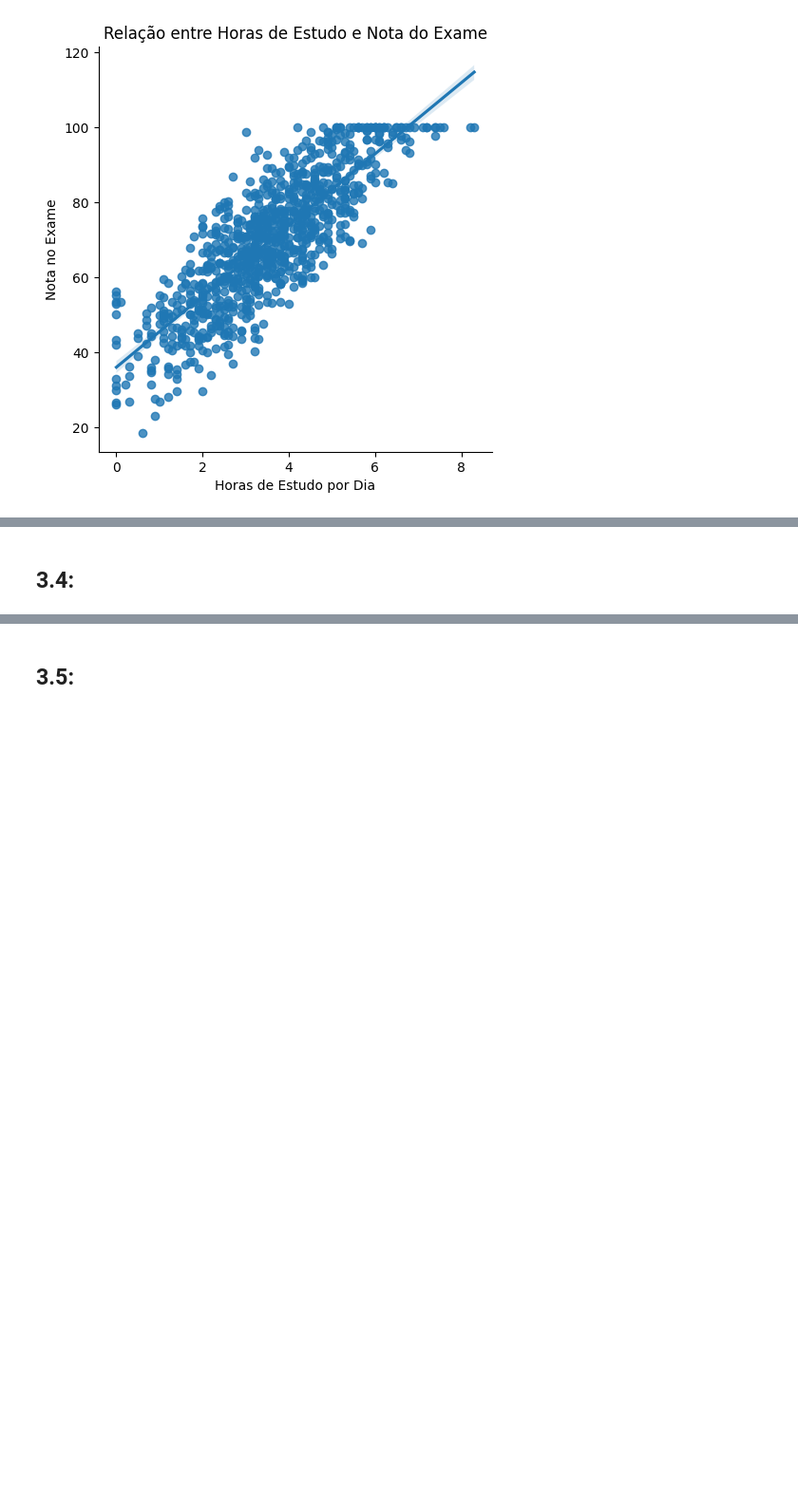
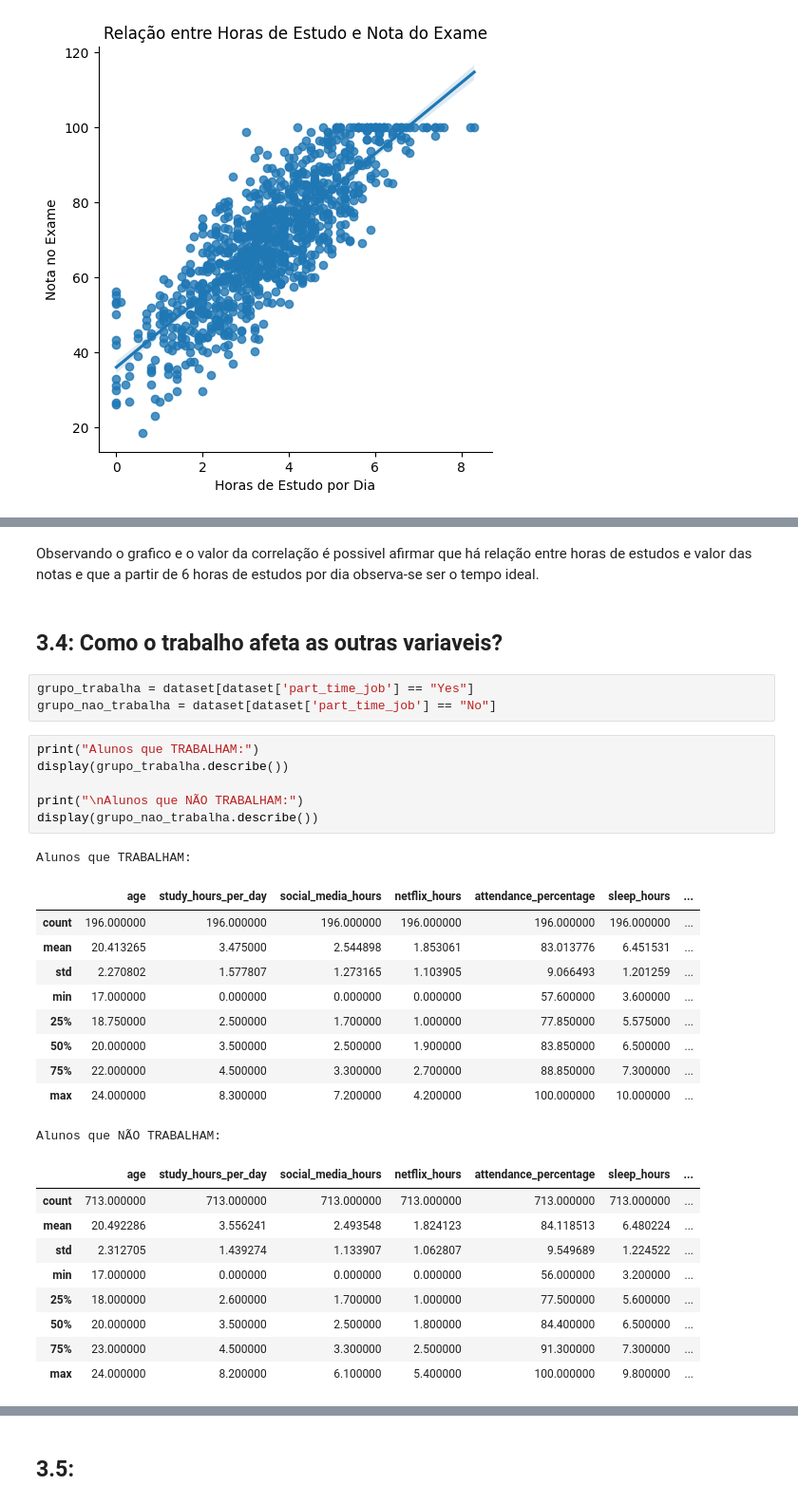
Before and after one commit to wilsonxdrone/N2-2B_AnaliseDados, a Jupyter notebook: analiseestudantes.ipynb, the cells around one changed output, grey strips where cells are left out. Shown at 95% size. Drawn from its saved outputs; the diff is of its cells as text; blank space fills up the shorter version.

```diff
--- a/analiseestudantes.ipynb
+++ b/analiseestudantes.ipynb
@@ -266,2 +284,34 @@ plt.show()
+# %% [markdown]
+Observando o grafico e o valor da correlação é possivel afirmar que há relação entre horas de estudos e valor das notas e que a partir de 6 horas de estudos por dia observa-se ser o tempo ideal.
 # %% [markdown]
-## 3.4:
+## 3.4: Como o trabalho afeta as outras variaveis?
+# %%
+grupo_trabalha = dataset[dataset['part_time_job'] == "Yes"]
+grupo_nao_trabalha = dataset[dataset['part_time_job'] == "No"]
+# %%
+print("Alunos que TRABALHAM:")
+display(grupo_trabalha.describe())
+
+print("\nAlunos que NÃO TRABALHAM:")
+display(grupo_nao_trabalha.describe())
+# %% [output]
+Alunos que TRABALHAM:
+|  | age | study_hours_per_day | social_media_hours | netflix_hours | attendance_percentage | sleep_hours | ... |
+| count | 196.000000 | 196.000000 | 196.000000 | 196.000000 | 196.000000 | 196.000000 | ... |
+| mean | 20.413265 | 3.475000 | 2.544898 | 1.853061 | 83.013776 | 6.451531 | ... |
+| std | 2.270802 | 1.577807 | 1.273165 | 1.103905 | 9.066493 | 1.201259 | ... |
+| min | 17.000000 | 0.000000 | 0.000000 | 0.000000 | 57.600000 | 3.600000 | ... |
+| 25% | 18.750000 | 2.500000 | 1.700000 | 1.000000 | 77.850000 | 5.575000 | ... |
+| 50% | 20.000000 | 3.500000 | 2.500000 | 1.900000 | 83.850000 | 6.500000 | ... |
+| 75% | 22.000000 | 4.500000 | 3.300000 | 2.700000 | 88.850000 | 7.300000 | ... |
+| max | 24.000000 | 8.300000 | 7.200000 | 4.200000 | 100.000000 | 10.000000 | ... |
+Alunos que NÃO TRABALHAM:
+|  | age | study_hours_per_day | social_media_hours | netflix_hours | attendance_percentage | sleep_hours | ... |
+| count | 713.000000 | 713.000000 | 713.000000 | 713.000000 | 713.000000 | 713.000000 | ... |
+| mean | 20.492286 | 3.556241 | 2.493548 | 1.824123 | 84.118513 | 6.480224 | ... |
+| std | 2.312705 | 1.439274 | 1.133907 | 1.062807 | 9.549689 | 1.224522 | ... |
+| min | 17.000000 | 0.000000 | 0.000000 | 0.000000 | 56.000000 | 3.200000 | ... |
+| 25% | 18.000000 | 2.600000 | 1.700000 | 1.000000 | 77.500000 | 5.600000 | ... |
+| 50% | 20.000000 | 3.500000 | 2.500000 | 1.800000 | 84.400000 | 6.500000 | ... |
+| 75% | 23.000000 | 4.500000 | 3.300000 | 2.500000 | 91.300000 | 7.300000 | ... |
+| max | 24.000000 | 8.200000 | 6.100000 | 5.400000 | 100.000000 | 9.800000 | ... |
```
Also changed, not shown: parts of 4 cells of this notebook.
